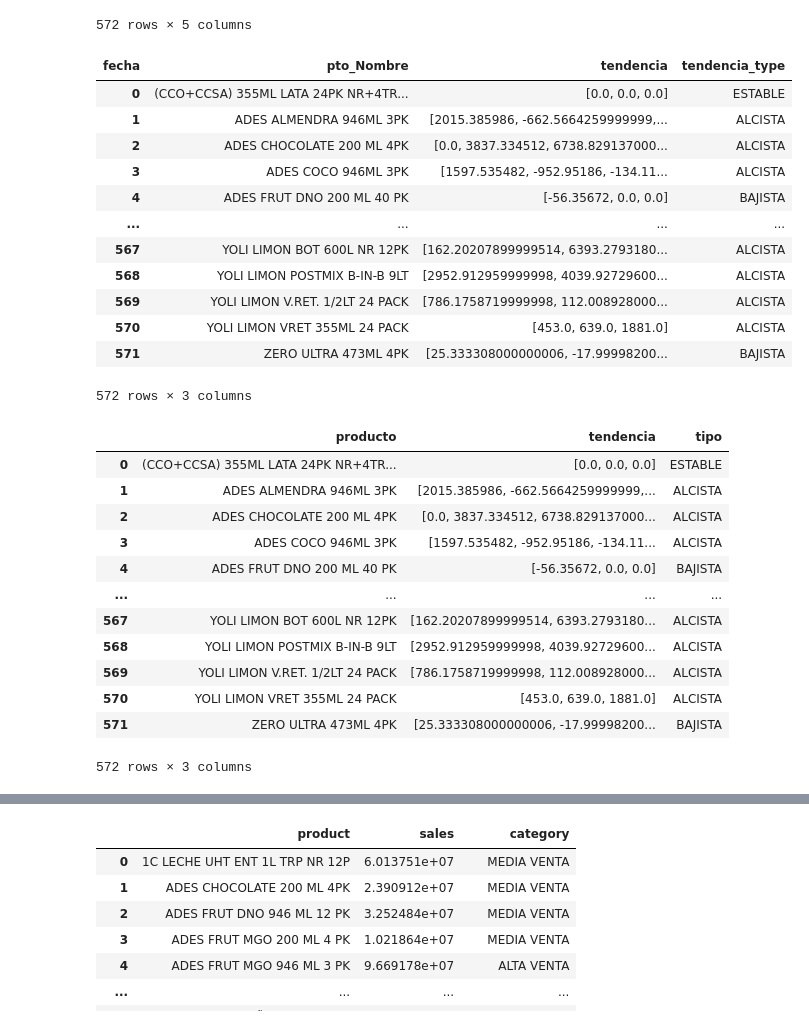
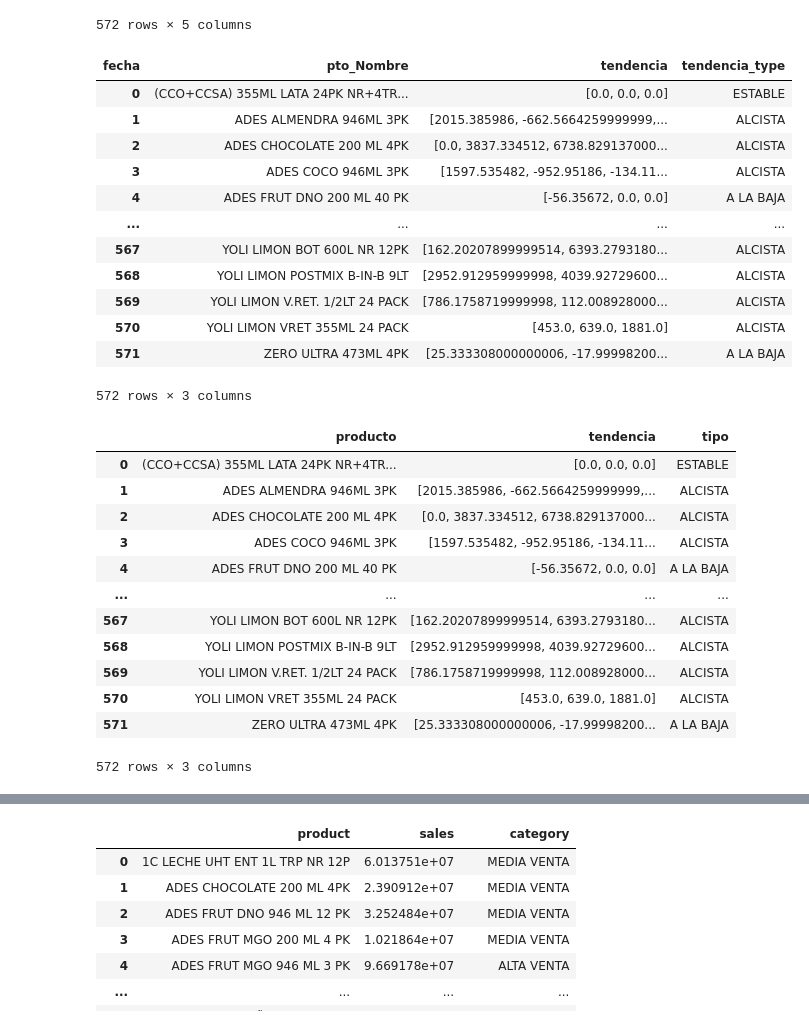
Before and after one commit to andresSintec/MARKET-BASQUET-ANALISIS, a Jupyter notebook: data/INIT/init_mba.ipynb, the cells around one changed output, grey strips where cells are left out. Saved outputs shown, nothing was run; the diff lists cells and outputs as text; code cells hidden in the pictures.

```diff
--- a/data/INIT/init_mba.ipynb
+++ b/data/INIT/init_mba.ipynb
@@ -134,41 +134,41 @@ tendencias = products.copy()
 def get_trend_serie(value):
     values = []
     for id_column in range(1,len(columns),1):
         values.append(value[columns[id_column]]-value[columns[id_column-1]])
     return values
 
 tendencias['tendencia'] = products.apply(lambda x: get_trend_serie(x),axis=1)
 
 
 for column in columns:
     del tendencias[column]
 
 def get_type_tendece(val):
     val = np.average(val)
     if val > 0:
         return 'ALCISTA'
     elif val == 0:
         return 'ESTABLE'
     elif val < 0:
-        return 'BAJISTA'
+        return 'A LA BAJA'
     else:
         return ""
 
 tendencias['tendencia_type'] = tendencias['tendencia'].apply(lambda x: get_type_tendece(x))
 tendencias
 # %% [output]
 | fecha | pto_Nombre | tendencia | tendencia_type |
 | 0 | (CCO+CCSA) 355ML LATA 24PK NR+4TR... | [0.0, 0.0, 0.0] | ESTABLE |
 | 1 | ADES ALMENDRA 946ML 3PK | [2015.385986, -662.5664259999999,... | ALCISTA |
 | 2 | ADES CHOCOLATE 200 ML 4PK | [0.0, 3837.334512, 6738.829137000... | ALCISTA |
 | 3 | ADES COCO 946ML 3PK | [1597.535482, -952.95186, -134.11... | ALCISTA |
-| 4 | ADES FRUT DNO 200 ML 40 PK | [-56.35672, 0.0, 0.0] | BAJISTA |
+| 4 | ADES FRUT DNO 200 ML 40 PK | [-56.35672, 0.0, 0.0] | A LA BAJA |
 | ... | ... | ... | ... |
 | 567 | YOLI LIMON BOT 600L NR 12PK | [162.20207899999514, 6393.2793180... | ALCISTA |
 | 568 | YOLI LIMON POSTMIX B-IN-B 9LT | [2952.912959999998, 4039.92729600... | ALCISTA |
 | 569 | YOLI LIMON V.RET. 1/2LT 24 PACK | [786.1758719999998, 112.008928000... | ALCISTA |
 | 570 | YOLI LIMON VRET 355ML 24 PACK | [453.0, 639.0, 1881.0] | ALCISTA |
-| 571 | ZERO ULTRA 473ML 4PK | [25.333308000000006, -17.99998200... | BAJISTA |
+| 571 | ZERO ULTRA 473ML 4PK | [25.333308000000006, -17.99998200... | A LA BAJA |
 572 rows × 3 columns
 # %%
 tendencias = tendencias.reset_index(drop=True)
@@ -180,13 +180,13 @@ tendencias
 | 1 | ADES ALMENDRA 946ML 3PK | [2015.385986, -662.5664259999999,... | ALCISTA |
 | 2 | ADES CHOCOLATE 200 ML 4PK | [0.0, 3837.334512, 6738.829137000... | ALCISTA |
 | 3 | ADES COCO 946ML 3PK | [1597.535482, -952.95186, -134.11... | ALCISTA |
-| 4 | ADES FRUT DNO 200 ML 40 PK | [-56.35672, 0.0, 0.0] | BAJISTA |
+| 4 | ADES FRUT DNO 200 ML 40 PK | [-56.35672, 0.0, 0.0] | A LA BAJA |
 | ... | ... | ... | ... |
 | 567 | YOLI LIMON BOT 600L NR 12PK | [162.20207899999514, 6393.2793180... | ALCISTA |
 | 568 | YOLI LIMON POSTMIX B-IN-B 9LT | [2952.912959999998, 4039.92729600... | ALCISTA |
 | 569 | YOLI LIMON V.RET. 1/2LT 24 PACK | [786.1758719999998, 112.008928000... | ALCISTA |
 | 570 | YOLI LIMON VRET 355ML 24 PACK | [453.0, 639.0, 1881.0] | ALCISTA |
-| 571 | ZERO ULTRA 473ML 4PK | [25.333308000000006, -17.99998200... | BAJISTA |
+| 571 | ZERO ULTRA 473ML 4PK | [25.333308000000006, -17.99998200... | A LA BAJA |
 572 rows × 3 columns
 # %%
 tendencias.to_csv('tendencias.csv')
```
Also changed, not shown: parts of 1 cell of this notebook, 1 other file.
